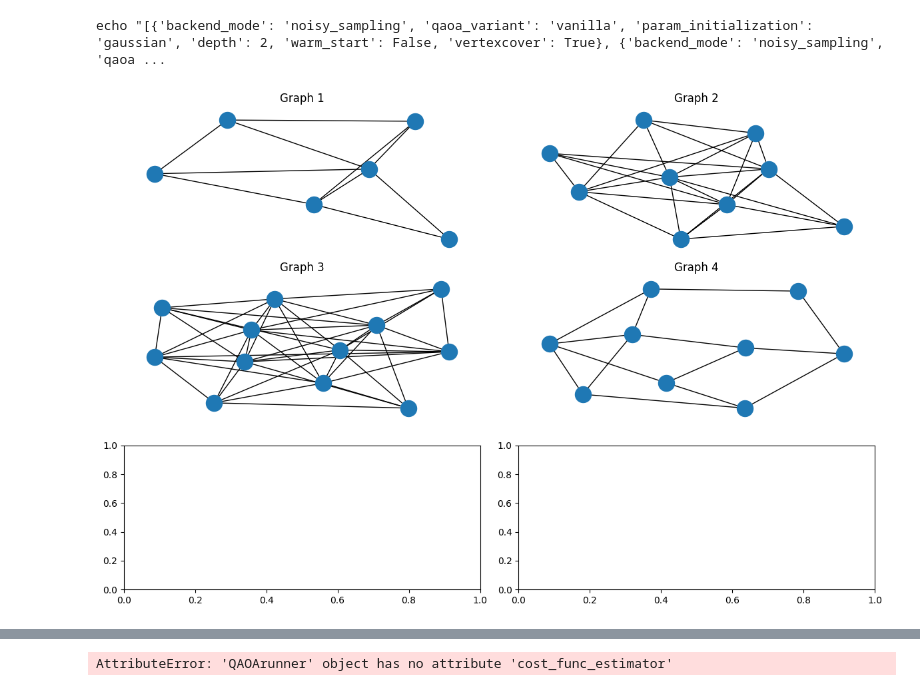
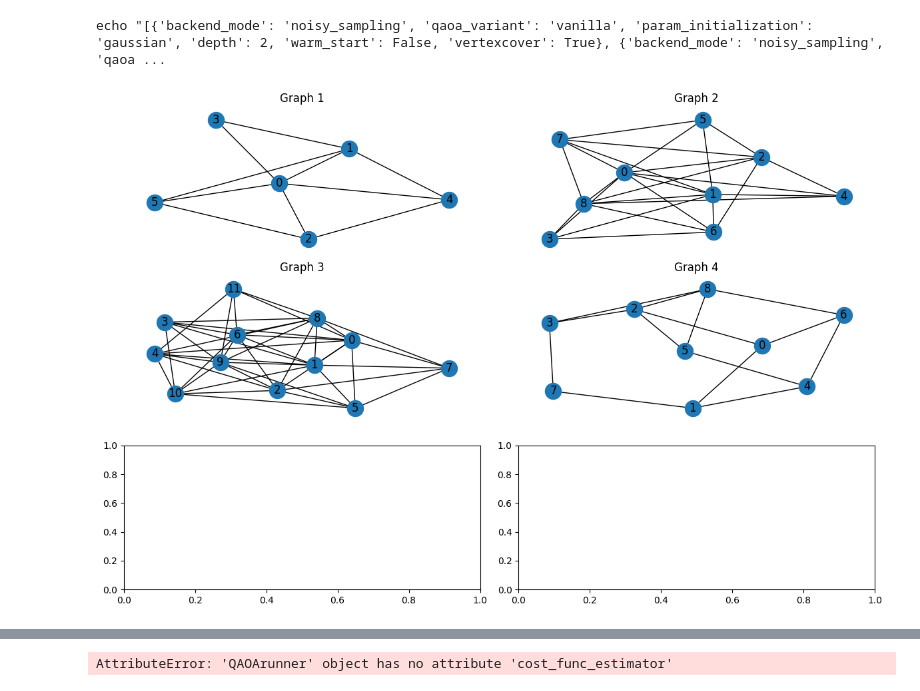
Before and after one commit to Smeidir/QAOA, a Jupyter notebook: tests.ipynb, the cells around one changed output, grey strips where cells are left out. Cells and saved outputs as stored; diff of their text form; code cells hidden in the pictures.

```diff
--- a/tests.ipynb
+++ b/tests.ipynb
@@ -33,21 +30,21 @@ echo "[{'backend_mode': 'noisy_sampling', 'qaoa_variant': 'vanilla', 'param_init
 # %%
 
 problem = MaxCutProblem()
 graphs = problem.get_erdos_renyi_graphs_paper1()
 
 import matplotlib.pyplot as plt
 
 fig, axes = plt.subplots(3,2, figsize=(12, 8))
 axes = axes.flatten()
 
 for idx, graph in enumerate(graphs):
-    draw_graph(graph, ax=axes[idx])
+    draw_graph(graph, ax=axes[idx], with_labels=True)
     axes[idx].set_title(f"Graph {idx+1}")
 
 plt.tight_layout()
 plt.show()
 # %% [output]
-[figure, old version]
+[figure, new version]
 # %%
 
 quantum = QAOArunner(graph=graph,
```
Also changed, not shown: parts of 4 cells of this notebook, 3 other files.
